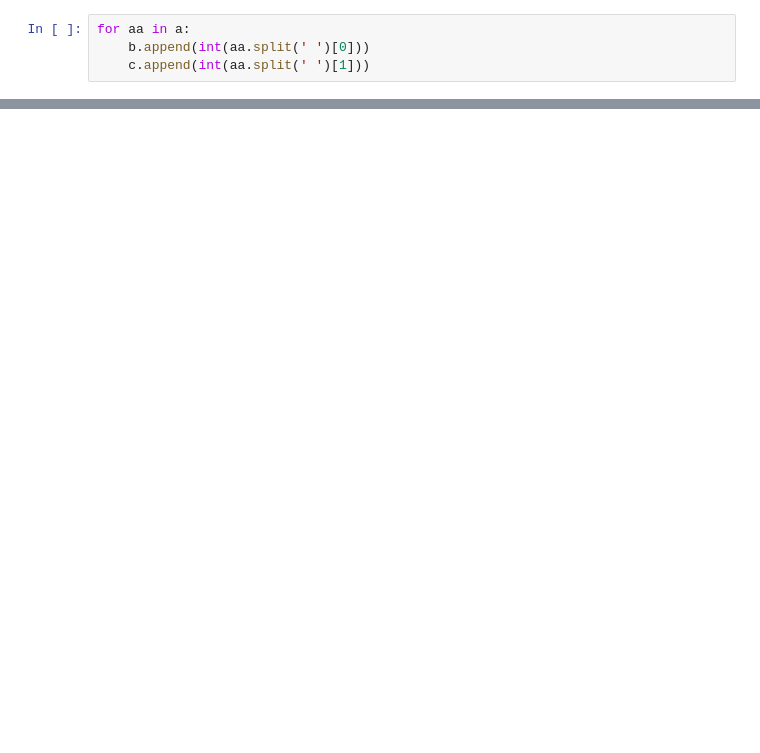
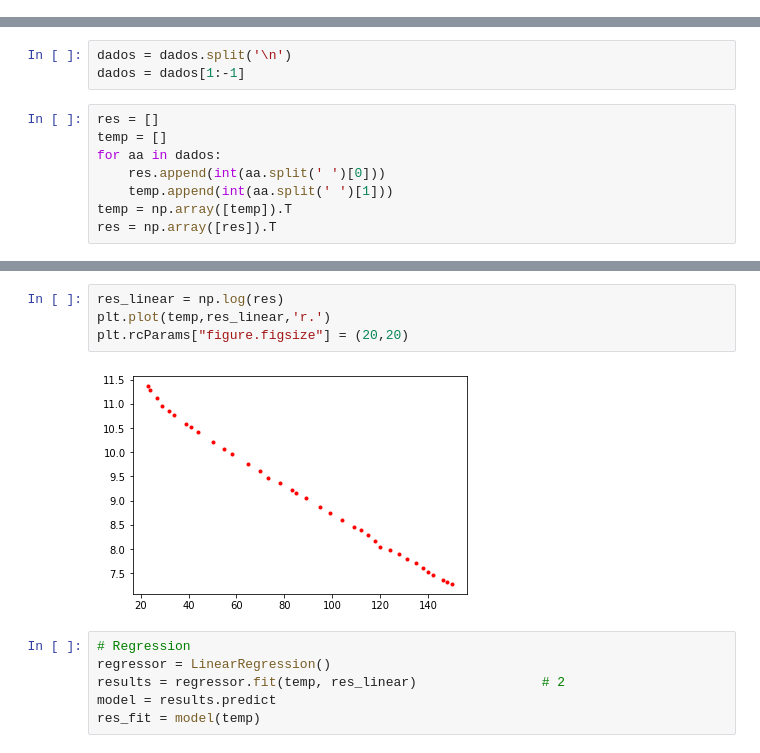
Before and after one commit to hg-heds/pyarduino, a Jupyter notebook: temp.ipynb, the cells around one changed output, grey strips where cells are left out. Drawn from its saved outputs; the diff is of its cells as text; blank space fills up the shorter version.

```diff
--- a/temp.ipynb
+++ b/temp.ipynb
@@ -83,4 +0,0 @@ c = []
-# %%
-for aa in a:
-    b.append(int(aa.split(' ')[0]))
-    c.append(int(aa.split(' ')[1]))
@@ -241,0 +47,11 @@ $\displaystyle 11591.1829782598$
+# %%
+dados = dados.split('\n')
+dados = dados[1:-1]
+# %%
+res = []
+temp = []
+for aa in dados:
+    res.append(int(aa.split(' ')[0]))
+    temp.append(int(aa.split(' ')[1]))
+temp = np.array([temp]).T
+res = np.array([res]).T
@@ -241,0 +63,12 @@ $\displaystyle 11591.1829782598$
+# %%
+res_linear = np.log(res)
+plt.plot(temp,res_linear,'r.')
+plt.rcParams["figure.figsize"] = (20,20)
+# %% [output]
+[figure, added]
+# %%
+# Regression
+regressor = LinearRegression()
+results = regressor.fit(temp, res_linear)                # 2
+model = results.predict
+res_fit = model(temp)
```
Also changed, not shown: parts of 48 cells of this notebook, 3 other files.
